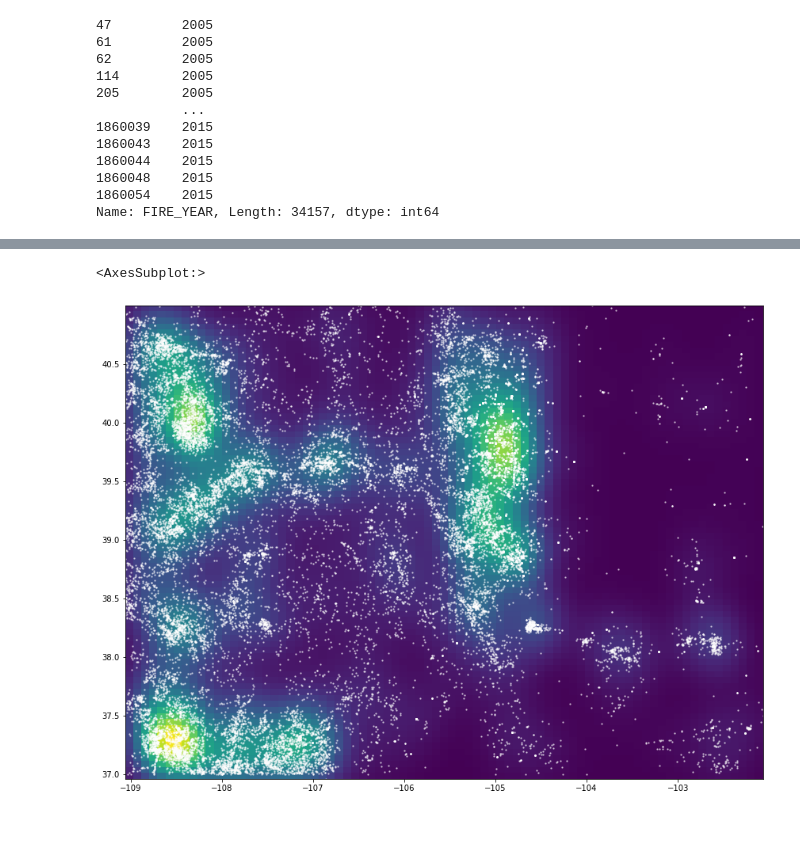
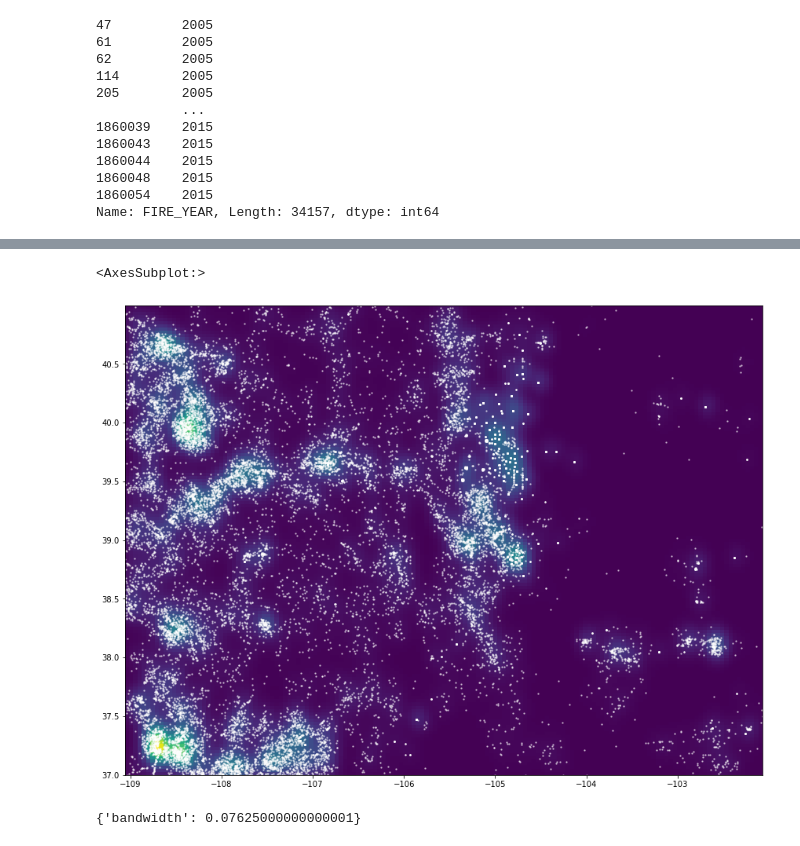
Before and after one commit to Paxton-P/Wildfire, a Jupyter notebook: Data Visualization.ipynb, the cells around one changed output, grey strips where cells are left out. Saved outputs shown, nothing was run; the diff lists cells and outputs as text; code cells hidden in the pictures.

```diff
--- a/Data Visualization.ipynb
+++ b/Data Visualization.ipynb
@@ -66,3 +67,12 @@ fires.head()
 | 62 | 63 | 2005 | 0.1 | 172 | 1241 | 4.0 | Campfire | ... |
 | 114 | 117 | 2005 | 80.0 | 188 | 1907 | 1.0 | Lightning | ... |
 | 205 | 209 | 2005 | 2.5 | 164 | 1428 | 9.0 | Miscellaneous | ... |
+# %%
+fires["Ones"] = 1
+
+fireHistData = fires.groupby('FIRE_YEAR').sum()["Ones"]
+
+xticks = list(range(1992,2015 + 1))
+plt.bar(xticks, fireHistData)
+plt.xticks(xticks)
+plt.xticks(rotation=-45)
@@ -79,13 +113,13 @@ coMap.plot(ax = ax, color = "lightgrey")
 # %%
-fires2015 = fires.loc[(fires.FIRE_YEAR >= 2000) & (fires.FIRE_YEAR <= 2015),:]
+trainingFires = fires.loc[(fires.FIRE_YEAR >= 2000) & (fires.FIRE_YEAR <= 2012),:]
 
 fig2, ax2 = plt.subplots(figsize = (15,15))
 crs = "EPSG:4326"
-geometry = [Point(xy) for xy in zip(fires2015.LONGITUDE, fires2015.LATITUDE)]
+geometry = [Point(xy) for xy in zip(trainingFires.LONGITUDE, trainingFires.LATITUDE)]
 
-geo_df = gpd.GeoDataFrame(fires2015, crs = crs, geometry = geometry)
+geo_df = gpd.GeoDataFrame(trainingFires, crs = crs, geometry = geometry)
 
-markerSize = fires2015.FIRE_SIZE.astype(int)
+markerSize = trainingFires.FIRE_SIZE.astype(int)
 print(markerSize.iloc[:,1])
 print(geo_df['FIRE_SIZE'].iloc[:,1])
 coMap.plot(ax = ax2)
@@ -191,26 +222,34 @@ geo_df.plot(ax = ax, markersize = 2, color = 'red', alpha = .5)
 # %%
-x = fires2015.LONGITUDE
-y = fires2015.LATITUDE
+x = trainingFires.LONGITUDE
+y = trainingFires.LATITUDE
 
 longLatCoordinates = np.vstack([x, y]).T
 
-kde = KernelDensity(bandwidth=.2, kernel='gaussian', metric = 'euclidean')
+#kde = KernelDensity(bandwidth=.2, kernel='gaussian', metric = 'euclidean')
+kde = GridSearchCV(KernelDensity(kernel='gaussian', metric = 'euclidean'),
+                    {'bandwidth': np.linspace(0.005, .1, 5)},
+                    cv=20)
+
 kde.fit(longLatCoordinates)
 
-xbins = 80
-ybins = 80
+xbins = 150
+ybins = 150
 
 xx, yy = np.meshgrid(np.linspace(x.min(),x.max(),xbins),
                  np.linspace(y.min(),y.max(),ybins))
 xy_sample = np.vstack([xx.ravel(), yy.ravel()]).T
 
 zs = np.exp(kde.score_samples(xy_sample))
 zs = np.reshape(zs, xx.shape)
 
 
 fig, ax = plt.subplots(figsize = (15,11))
 ax.pcolormesh(xx, yy, zs)
 geo_df.plot(ax = ax, markersize = 2, color = 'white', alpha = .5)
 # %% [output]
 <AxesSubplot:>
-[figure, old version]
+[figure, new version]
+# %%
+kde.best_params_
+# %% [output]
+{'bandwidth': 0.07625000000000001}
```
Also changed, not shown: parts of 9 cells of this notebook.
